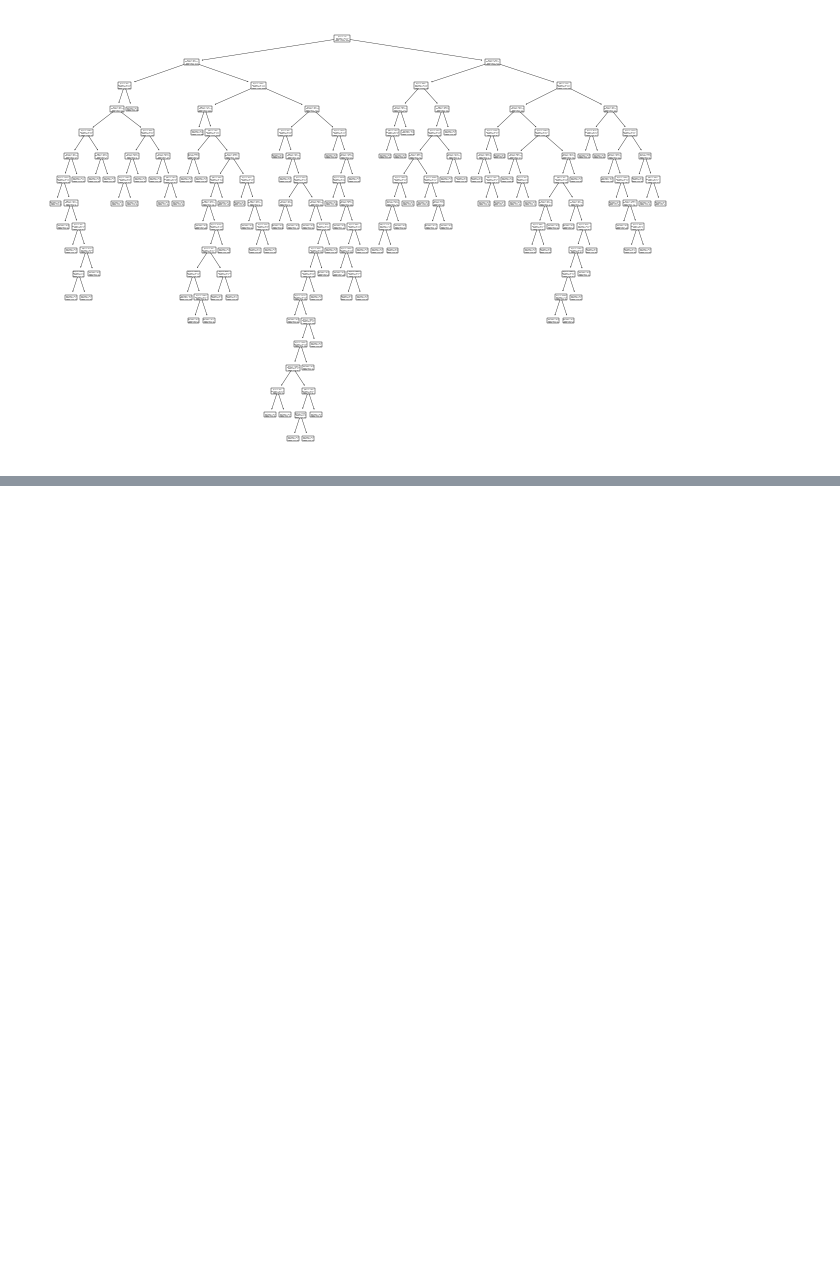
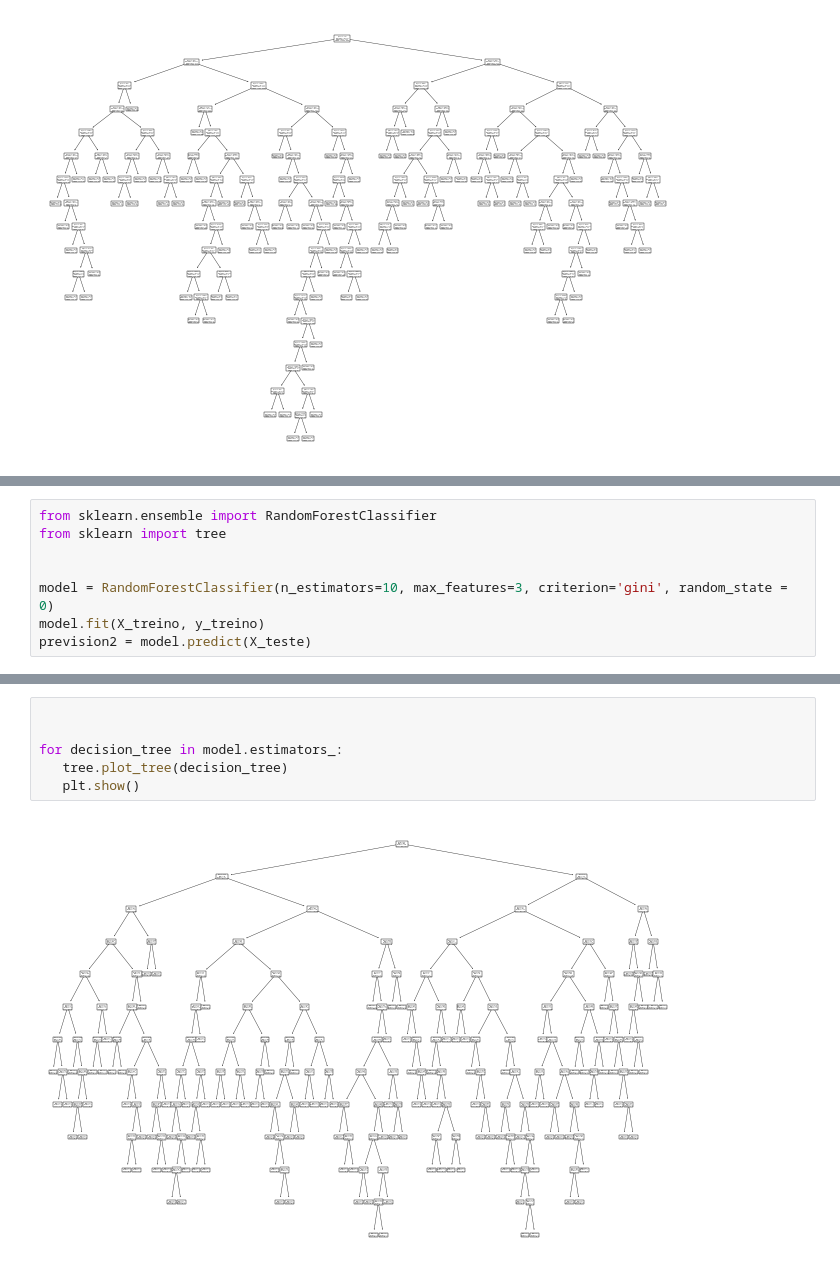
Before and after one commit to beatriz-fulgencio/tp-ia, a Jupyter notebook: arq1.ipynb, the cells around one changed output, grey strips where cells are left out. Saved outputs shown, nothing was run; the diff lists cells and outputs as text; blank space fills up the shorter version.

Commit message:
random forest

```diff
--- a/arq1.ipynb
+++ b/arq1.ipynb
@@ -130,0 +142,8 @@ plt.show()
+# %%
+from sklearn.ensemble import RandomForestClassifier
+from sklearn import tree
+
+
+model = RandomForestClassifier(n_estimators=10, max_features=3, criterion='gini', random_state = 0)
+model.fit(X_treino, y_treino)
+prevision2 = model.predict(X_teste)
@@ -130,0 +164,8 @@ plt.show()
+# %%
+
+
+for decision_tree in model.estimators_:
+   tree.plot_tree(decision_tree)
+   plt.show()
+# %% [output]
+[figure, added]
```
Also changed, not shown: parts of 8 cells of this notebook.
